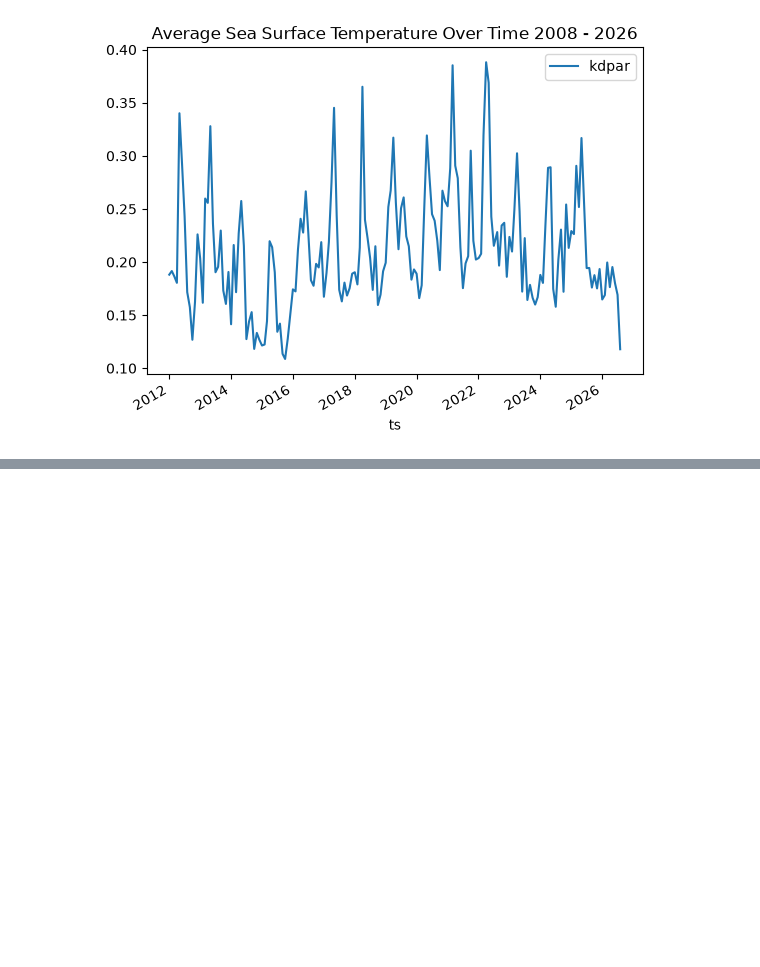
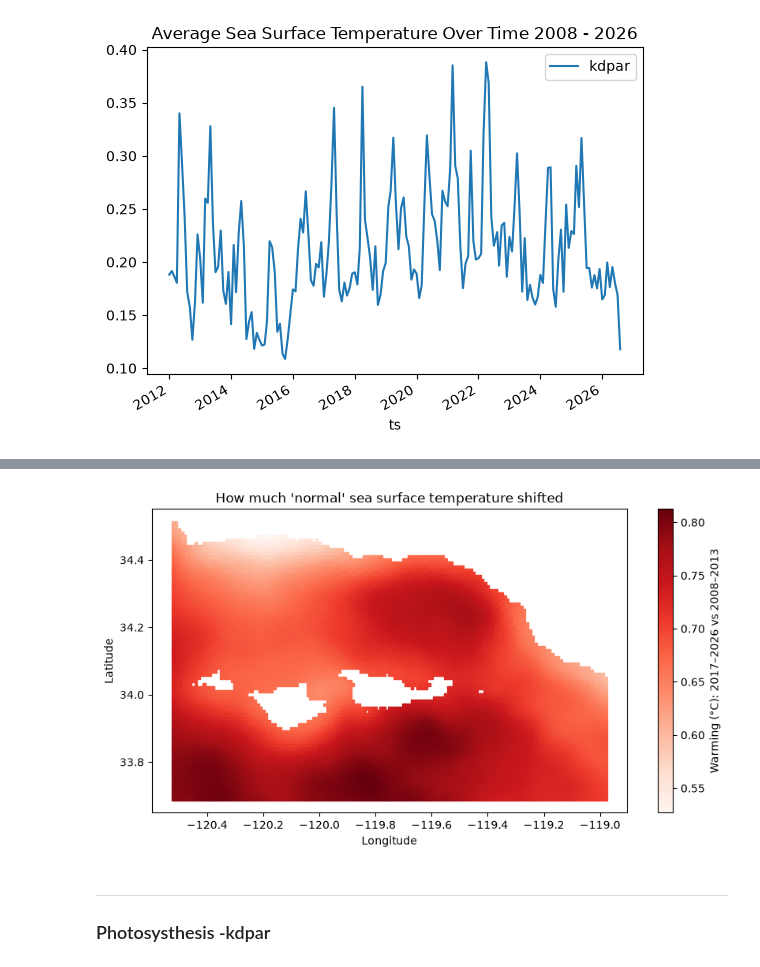
Before and after one commit to EmmaBucket/398_ocean, a Jupyter notebook: Analysis/plots.ipynb, the cells around one changed output, grey strips where cells are left out. Cells and saved outputs as stored; diff of their text form; code cells hidden in the pictures; blank space fills up the shorter version.

```diff
--- a/Analysis/plots.ipynb
+++ b/Analysis/plots.ipynb
@@ -77,0 +158,15 @@ photo_average_by_date.plot(x="ts", y="kdpar", kind="line", title="Average Sea Su
+# %%
+warming = con.sql("""
+    SELECT pre.lat,
+           pre.lon,
+           avg(post.clim_sst - pre.clim_sst) AS warming_c
+    FROM sst_clim_pre AS pre
+    JOIN sst_clim_post AS post
+        ON  pre.lat = post.lat
+        AND pre.lon = post.lon
+        AND pre.month_num = post.month_num
+    GROUP BY pre.lat, pre.lon
+""").df()
+
+print(len(warming))
+warming.describe()
@@ -77,0 +184,17 @@ photo_average_by_date.plot(x="ts", y="kdpar", kind="line", title="Average Sea Su
+# %%
+import matplotlib.pyplot as plt
+
+fig, ax = plt.subplots(figsize=(10, 5))
+sc = ax.scatter(warming.lon, warming.lat, c=warming.warming_c,
+                cmap="Reds", s=7, marker="s")
+fig.colorbar(sc, label="Warming (°C): 2017–2026 vs 2008–2013")
+ax.set_aspect(1.2)
+ax.set_xlabel("Longitude")
+ax.set_ylabel("Latitude")
+ax.set_title("How much 'normal' sea surface temperature shifted")
+plt.show()
+# %% [output]
+[figure, added]
+# %% [markdown]
+---
+### Photosysthesis -kdpar
```
Also changed, not shown: parts of 41 cells of this notebook.
